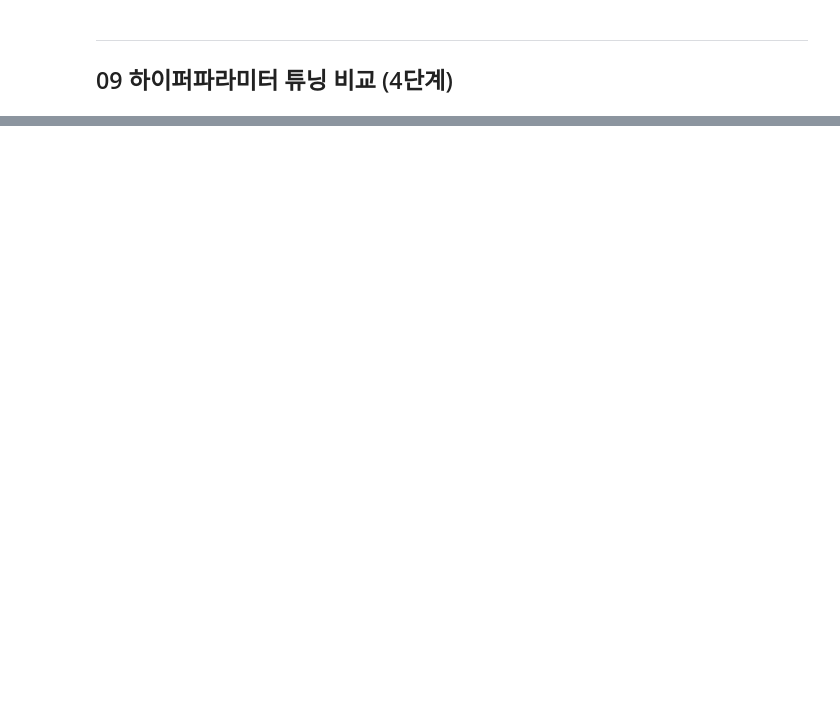
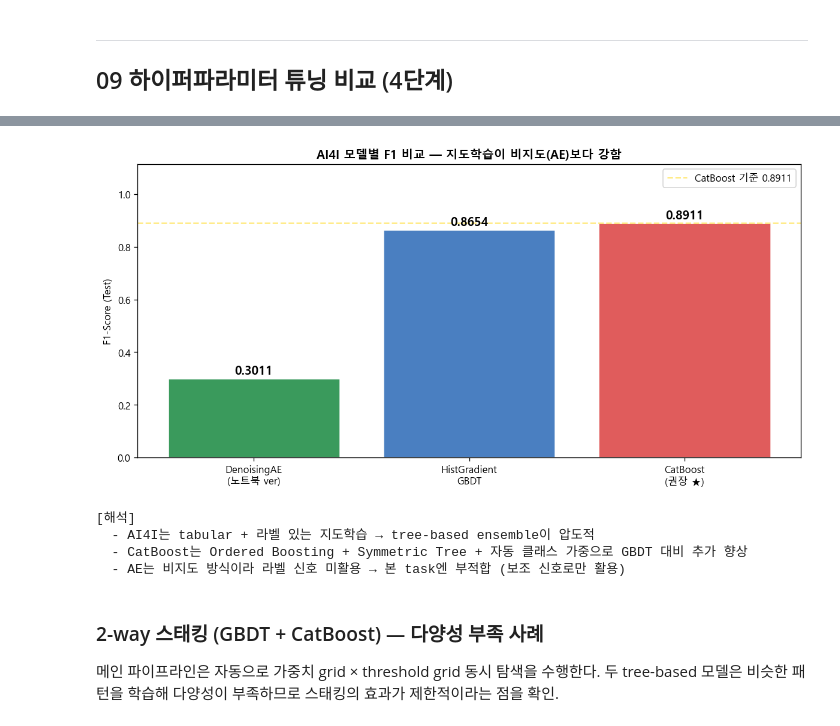
Before and after one commit to yoosehyeon/DL_PROJECT, a Jupyter notebook: performance analysis/ai4i_analysis.ipynb, the cells around one changed output, grey strips where cells are left out. Cells and saved outputs as stored; diff of their text form; code cells hidden in the pictures; blank space fills up the shorter version.

```diff
--- a/performance analysis/ai4i_analysis.ipynb
+++ b/performance analysis/ai4i_analysis.ipynb
@@ -765,0 +921,33 @@ for s, c in zip(stages, stage_configs):
+# %%
+# ── AE vs GBDT vs CatBoost F1 비교 그래프 ────────────────────
+model_names = ['DenoisingAE\n(노트북 ver)', 'HistGradient\nGBDT', 'CatBoost\n(권장 ★)']
+f1_values = [f1_final, f1_gbdt, f1_cat]
+colors = [GREEN, BLUE, RED]
+
+fig, ax = plt.subplots(figsize=(10, 5))
+bars = ax.bar(model_names, f1_values, color=colors, edgecolor='white', linewidth=1.5)
+for b, v in zip(bars, f1_values):
+    ax.text(b.get_x() + b.get_width()/2, b.get_height() + 0.015,
+            f'{v:.4f}', ha='center', fontweight='bold', fontsize=12)
+ax.set_ylim(0, max(f1_values) * 1.25)
+ax.set_ylabel('F1-Score (Test)')
+ax.set_title('AI4I 모델별 F1 비교 — 지도학습이 비지도(AE)보다 강함', fontweight='bold')
+ax.axhline(f1_cat, color='gold', linestyle='--', alpha=0.5, label=f'CatBoost 기준 {f1_cat:.4f}')
+ax.legend()
+plt.tight_layout(); plt.show()
+
+print('[해석]')
+print('  - AI4I는 tabular + 라벨 있는 지도학습 → tree-based ensemble이 압도적')
+print('  - CatBoost는 Ordered Boosting + Symmetric Tree + 자동 클래스 가중으로 GBDT 대비 추가 향상')
+print('  - AE는 비지도 방식이라 라벨 신호 미활용 → 본 task엔 부적합 (보조 신호로만 활용)')
+# %% [output]
+[figure, added]
+[해석]
+  - AI4I는 tabular + 라벨 있는 지도학습 → tree-based ensemble이 압도적
+  - CatBoost는 Ordered Boosting + Symmetric Tree + 자동 클래스 가중으로 GBDT 대비 추가 향상
+  - AE는 비지도 방식이라 라벨 신호 미활용 → 본 task엔 부적합 (보조 신호로만 활용)
+# %% [markdown]
+### 2-way 스태킹 (GBDT + CatBoost) — 다양성 부족 사례
+
+메인 파이프라인은 자동으로 가중치 grid × threshold grid 동시 탐색을 수행한다.
+두 tree-based 모델은 비슷한 패턴을 학습해 다양성이 부족하므로 스태킹의 효과가 제한적이라는 점을 확인.
```
Also changed, not shown: parts of 20 cells of this notebook, 17 other files.
